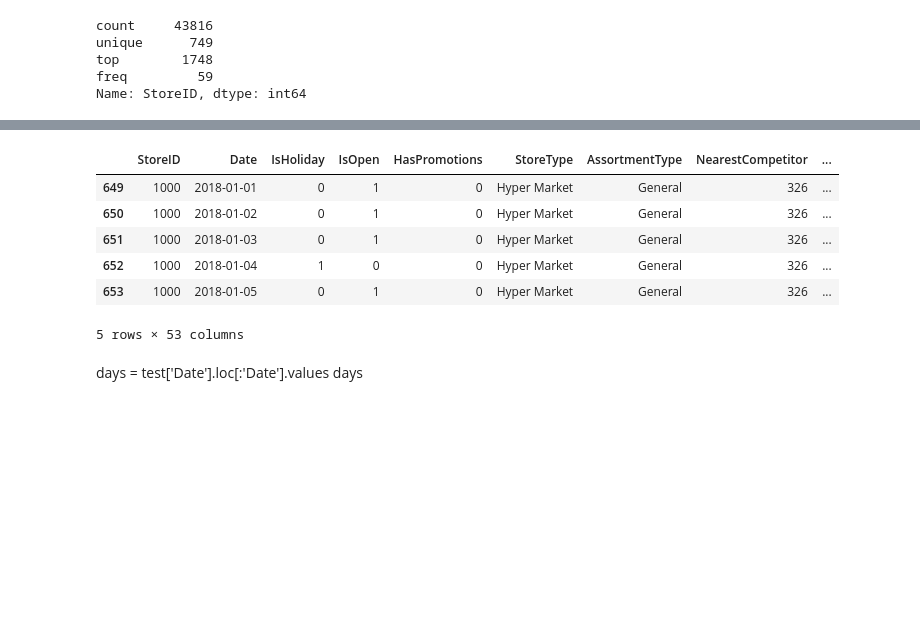
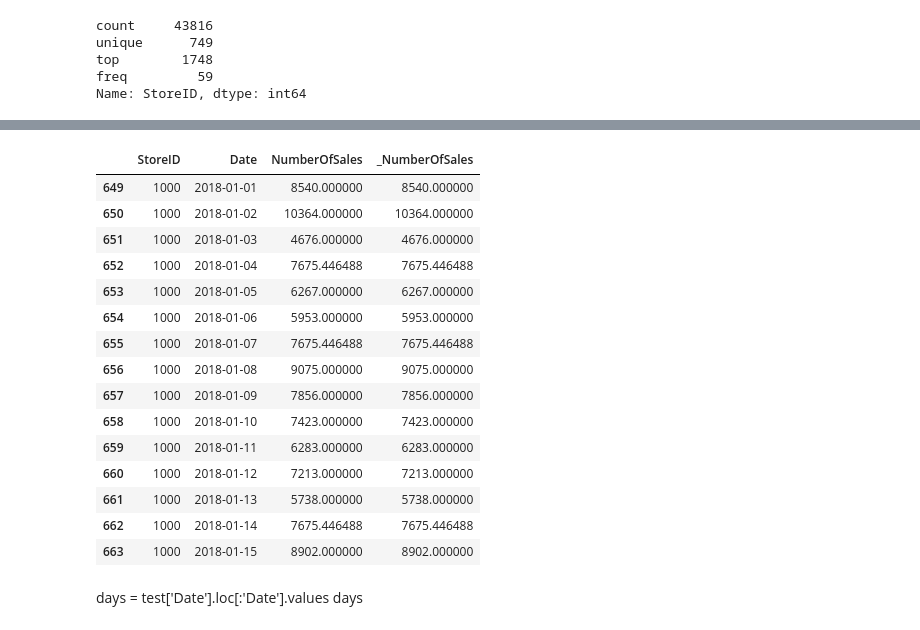
Before and after one commit to mirkomantovani/DMTM-project-BIP, a Jupyter notebook: DayByDay.ipynb, the cells around one changed output, grey strips where cells are left out. Saved outputs shown, nothing was run; the diff lists cells and outputs as text; code cells hidden in the pictures; blank space fills up the shorter version.

```diff
--- a/DayByDay.ipynb
+++ b/DayByDay.ipynb
@@ -75,16 +98,25 @@ x.head()
 | 2 | 7989.000000 | 6962.000000 | 8041.0 | 7109.0 | 6014.0 | 6087.0 | 6618.000000 | 7823.0 | 8300.000000 | 5895.000000 | 7154.000000 | ... |
 | 3 | 5895.000000 | 6618.000000 | 7890.0 | 8041.0 | 6087.0 | 6962.0 | 7675.446488 | 7989.0 | 7154.000000 | 7675.446488 | 7675.446488 | ... |
 | 4 | 7675.446488 | 7675.446488 | 6005.0 | 7890.0 | 6962.0 | 6618.0 | 9183.000000 | 5895.0 | 7675.446488 | 6348.000000 | 10110.000000 | ... |
-# %%
-test.head()
-# %% [output]
-|  | StoreID | Date | IsHoliday | IsOpen | HasPromotions | StoreType | AssortmentType | NearestCompetitor | ... |
-| 649 | 1000 | 2018-01-01 | 0 | 1 | 0 | Hyper Market | General | 326 | ... |
-| 650 | 1000 | 2018-01-02 | 0 | 1 | 0 | Hyper Market | General | 326 | ... |
-| 651 | 1000 | 2018-01-03 | 0 | 1 | 0 | Hyper Market | General | 326 | ... |
-| 652 | 1000 | 2018-01-04 | 1 | 0 | 0 | Hyper Market | General | 326 | ... |
-| 653 | 1000 | 2018-01-05 | 0 | 1 | 0 | Hyper Market | General | 326 | ... |
-5 rows × 53 columns
+# %%
+df_test[['StoreID', 'Date', 'NumberOfSales', '_NumberOfSales']].head(15)
+# %% [output]
+|  | StoreID | Date | NumberOfSales | _NumberOfSales |
+| 649 | 1000 | 2018-01-01 | 8540.000000 | 8540.000000 |
+| 650 | 1000 | 2018-01-02 | 10364.000000 | 10364.000000 |
+| 651 | 1000 | 2018-01-03 | 4676.000000 | 4676.000000 |
+| 652 | 1000 | 2018-01-04 | 7675.446488 | 7675.446488 |
+| 653 | 1000 | 2018-01-05 | 6267.000000 | 6267.000000 |
+| 654 | 1000 | 2018-01-06 | 5953.000000 | 5953.000000 |
+| 655 | 1000 | 2018-01-07 | 7675.446488 | 7675.446488 |
+| 656 | 1000 | 2018-01-08 | 9075.000000 | 9075.000000 |
+| 657 | 1000 | 2018-01-09 | 7856.000000 | 7856.000000 |
+| 658 | 1000 | 2018-01-10 | 7423.000000 | 7423.000000 |
+| 659 | 1000 | 2018-01-11 | 6283.000000 | 6283.000000 |
+| 660 | 1000 | 2018-01-12 | 7213.000000 | 7213.000000 |
+| 661 | 1000 | 2018-01-13 | 5738.000000 | 5738.000000 |
+| 662 | 1000 | 2018-01-14 | 7675.446488 | 7675.446488 |
+| 663 | 1000 | 2018-01-15 | 8902.000000 | 8902.000000 |
 # %% [markdown]
 days = test['Date'].loc[:'Date'].values
 days
```
Also changed, not shown: parts of 16 cells of this notebook.
